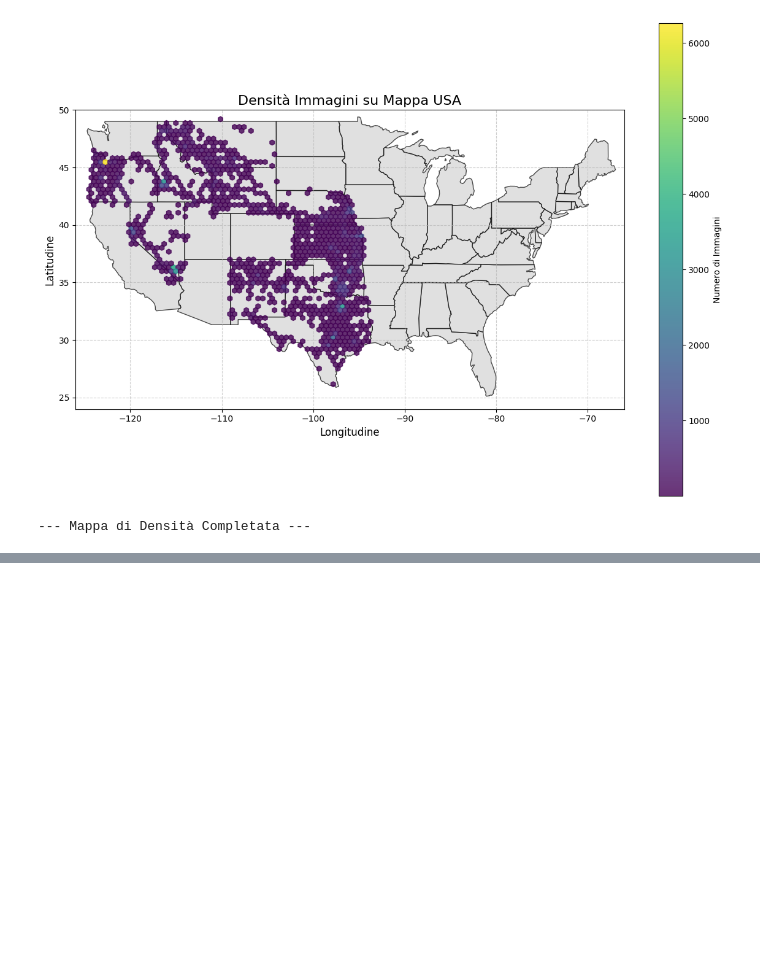
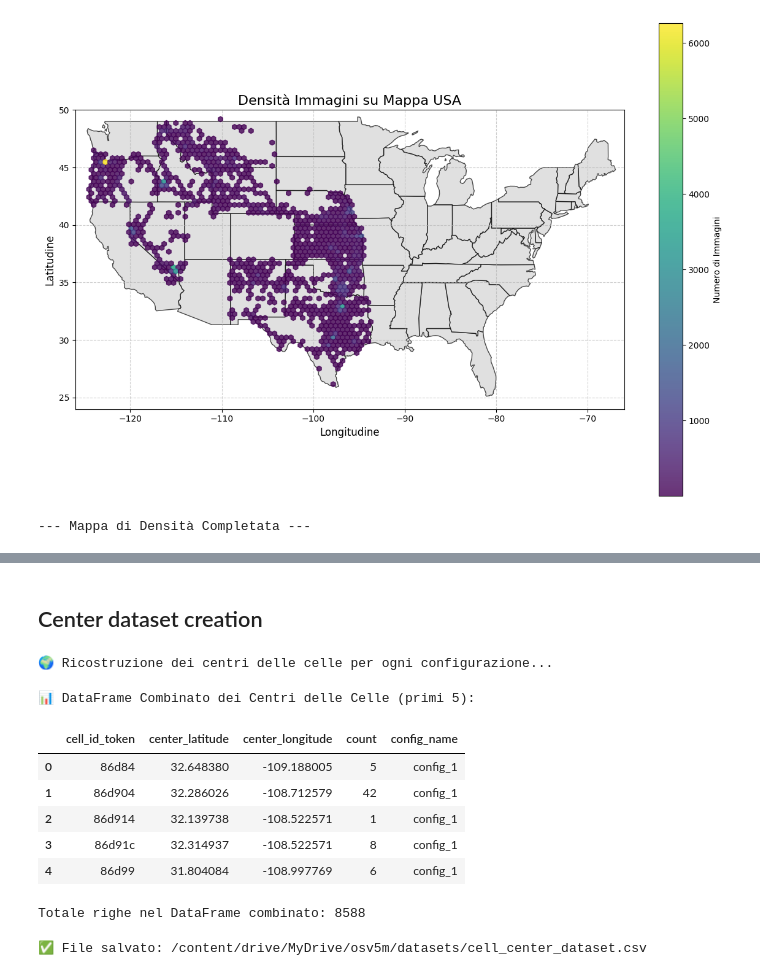
Before and after one commit to MatteoCamillo-code/GeoLoc-CVCS, a Jupyter notebook: src/notebooks/s2_configuration.ipynb, the cells around one changed output, grey strips where cells are left out. Cells and saved outputs as stored; diff of their text form; code cells hidden in the pictures; blank space fills up the shorter version.

```diff
--- a/src/notebooks/s2_configuration.ipynb
+++ b/src/notebooks/s2_configuration.ipynb
@@ -279,0 +266,62 @@ for cfg in configs:
+# %% [markdown]
+## Center dataset creation
+# %%
+# Re-define configs and re-calculate cell_centers_by_config to ensure availability
+configs = [
+    {"name": "config_1", "tau_max": 50},
+    {"name": "config_2", "tau_max": 100},
+    {"name": "config_3", "tau_max": 200}
+]
+
+cell_centers_by_config = {}
+
+print("🌍 Ricostruzione dei centri delle celle per ogni configurazione...")
+
+for cfg in configs:
+    name = cfg['name']
+    leaf_cells = trained_partitions[name]
+
+    cell_centers = []
+    for leaf in tqdm(leaf_cells, desc=f"  Processing {name} cells"):
+        cell_id = leaf['cell_id']
+        latlng = cell_id.to_lat_lng()
+        center_lat = latlng.lat().degrees
+        center_lng = latlng.lng().degrees
+        cell_centers.append({
+            'cell_id_token': cell_id.to_token(),
+            'center_latitude': center_lat,
+            'center_longitude': center_lng,
+            'count': leaf['count']
+        })
+    cell_centers_by_config[name] = pd.DataFrame(cell_centers)
+
+# Creazione di un unico DataFrame combinato
+all_cell_data = []
+
+for cfg_name, df_centers in cell_centers_by_config.items():
+    df_centers['config_name'] = cfg_name
+    all_cell_data.append(df_centers)
+
+# Concatenazione di tutti i DataFrame in uno singolo
+combined_cell_df = pd.concat(all_cell_data, ignore_index=True)
+
+print("📊 DataFrame Combinato dei Centri delle Celle (primi 5):")
+display(combined_cell_df.head())
+
+print(f"\nTotale righe nel DataFrame combinato: {len(combined_cell_df)}")
+# %% [output]
+🌍 Ricostruzione dei centri delle celle per ogni configurazione...
+📊 DataFrame Combinato dei Centri delle Celle (primi 5):
+|  | cell_id_token | center_latitude | center_longitude | count | config_name |
+| 0 | 86d84 | 32.648380 | -109.188005 | 5 | config_1 |
+| 1 | 86d904 | 32.286026 | -108.712579 | 42 | config_1 |
+| 2 | 86d914 | 32.139738 | -108.522571 | 1 | config_1 |
+| 3 | 86d91c | 32.314937 | -108.522571 | 8 | config_1 |
+| 4 | 86d99 | 31.804084 | -108.997769 | 6 | config_1 |
+Totale righe nel DataFrame combinato: 8588
+# %%
+output_cell_center_path = "/content/drive/MyDrive/osv5m/datasets/cell_center_dataset.csv"
+combined_cell_df.to_csv(output_cell_center_path, index=False)
+print(f"✅ File salvato: {output_cell_center_path}")
+# %% [output]
+✅ File salvato: /content/drive/MyDrive/osv5m/datasets/cell_center_dataset.csv
```
Also changed, not shown: parts of 22 cells of this notebook, 10 other files.
